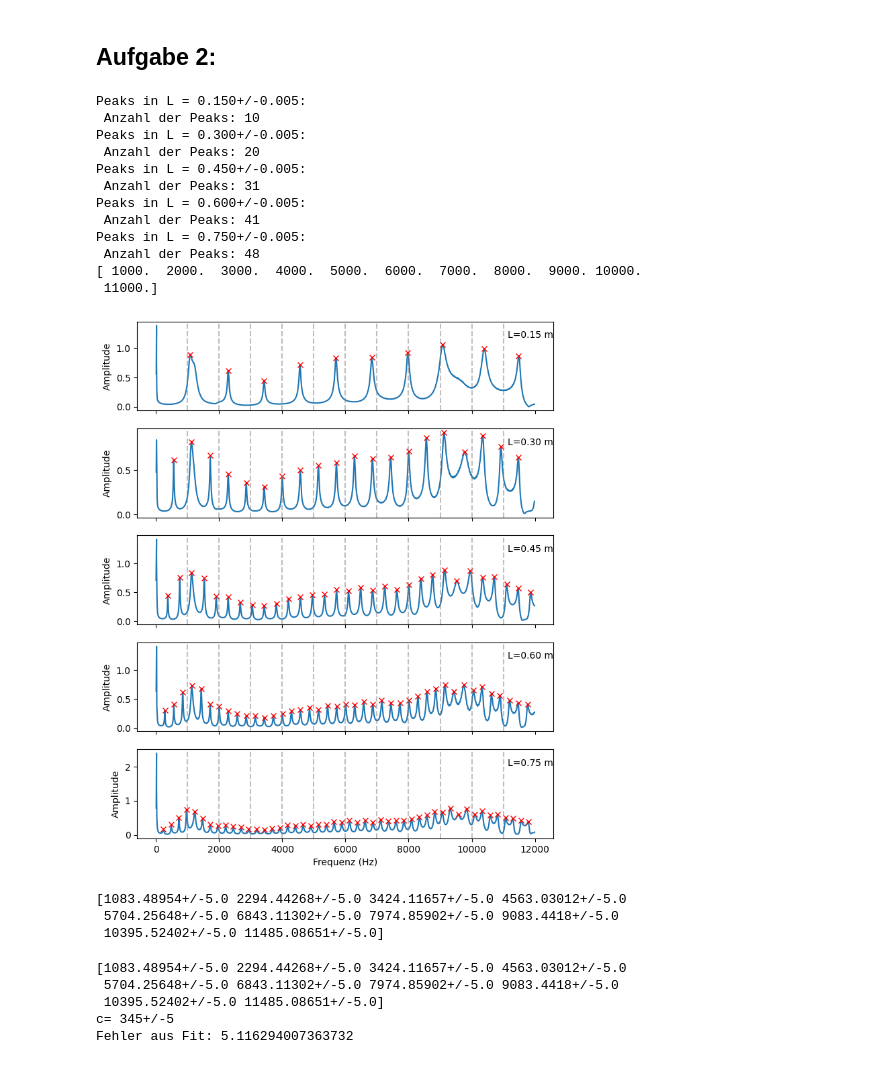
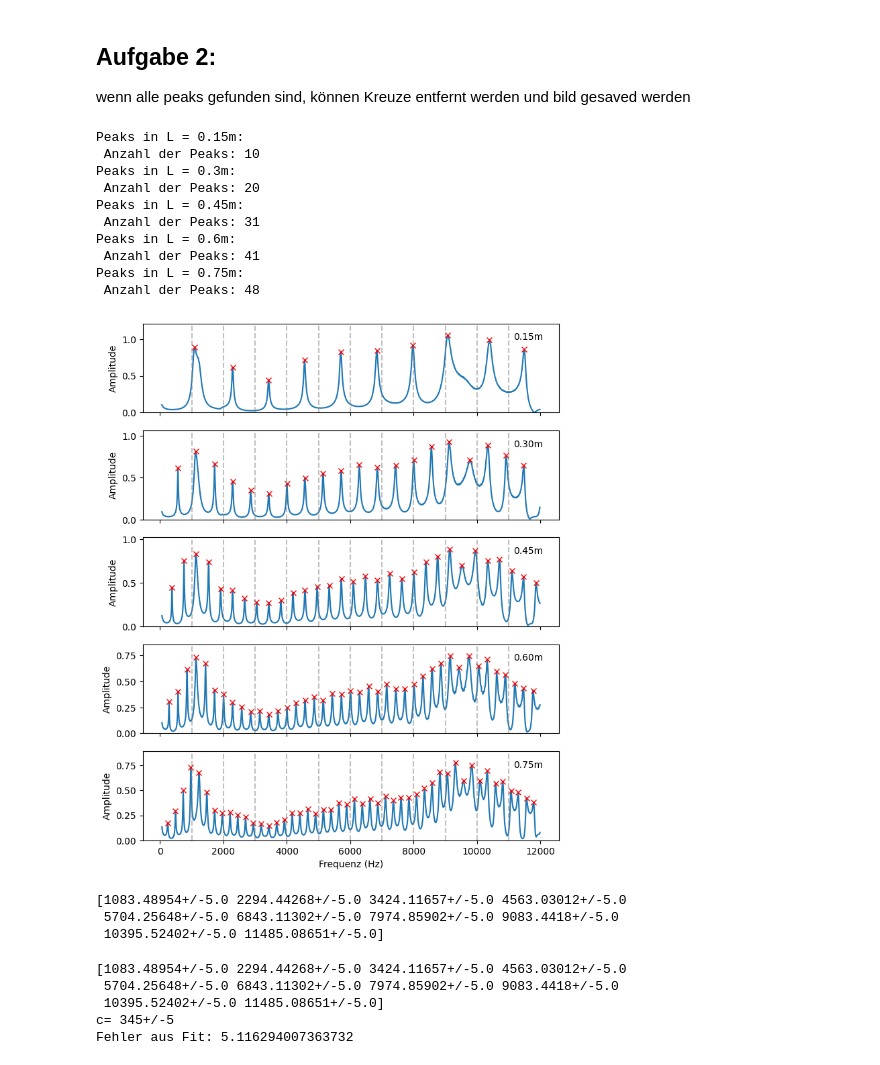
Before and after one commit to celina-coder-beep/F-Praktikum, a Jupyter notebook: 511-Quantenanalogien/Auswertung511.ipynb, the cells around one changed output. Saved outputs shown, nothing was run; the diff lists cells and outputs as text; code cells hidden in the pictures.

```diff
--- a/511-Quantenanalogien/Auswertung511.ipynb
+++ b/511-Quantenanalogien/Auswertung511.ipynb
@@ -14,29 +15,26 @@ h = 6.62607015e-34  # Plancksches Wirkungsquantum in Js (angepasst)
 m_0 = 9.10938356e-31  # Elektronenmasse in kg (angepasst)
 c= 299792458  # Lichtgeschwindigkeit in m/s (angepasst)
 h_quer = h / (2 * np.pi)  # Reduziertes Plancksches Wirkungsquantum in Js (angepasst)
+# %%
+df_ref= pd.read_csv(r"20-03-26\Ref.dat", skiprows=(0,1,2,3,4,5,6,7,8), sep="\t", decimal=",", names=["Frequenz", "Amplitude"])
+#print(df_ref.head())
+
+files= [r"20-03-26\2-15.dat", r"20-03-26\2-30.dat", r"20-03-26\2-45.dat", r"20-03-26\2-60.dat", r"20-03-26\2-75.dat" ]
+längen= [ufloat(0.15, 0.005), ufloat(0.30, 0.005), ufloat(0.45, 0.005), ufloat(0.60, 0.005), ufloat(0.75, 0.005)] # in m , UNsicherheit von 0,005 m
+unit_längen= "m"
+iris3= [ufloat(10,0), ufloat(13,0), ufloat(16,0)]
+unit_iris= "mm"
 # %% [markdown]
 ## Aufgabe 2:
+wenn alle peaks gefunden sind, können Kreuze entfernt werden und bild gesaved werden
 # %%
 #Aufgabe 1
 
-df_ref= pd.read_csv(r"20-03-26\Ref.dat", skiprows=(0,1,2), sep="\t", decimal=",", names=["Frequenz", "Amplitude"])
-#print(df_ref.head())
-
-files= [r"20-03-26\2-15.dat", r"20-03-26\2-30.dat", r"20-03-26\2-45.dat", r"20-03-26\2-60.dat", r"20-03-26\2-75.dat" ]
-längen= [ufloat(0.15, 0.005), ufloat(0.30, 0.005), ufloat(0.45, 0.005), ufloat(0.60, 0.005), ufloat(0.75, 0.005)] # in m , UNsicherheit von 0,005 m
-
-peaks_15 = []
-peaks_30 = []
-peaks_45 = []
-peaks_60 = []
-peaks_75 = []
-peaks_all= [peaks_15, peaks_30, peaks_45, peaks_60, peaks_75]
-
-fig, axes = plt.subplots(5, 1, sharex=True, figsize=(8,10))
-
-def find_resonance_frequencies(files):
+def find_resonance_frequencies(files, label, unit_label, height= 0.05, prominence= 0.02, rel_heigth= None, width = None): # height, prominence for better peak finding, when applying on other spectrum
+    fig, axes = plt.subplots(len(files), 1, sharex=True, figsize=(8,10))
+    peaks_all= []
     for i, file in enumerate(files):
-        df = pd.read_csv(file, skiprows=(0,1,2), sep="\t", decimal=",", names=["Frequenz", "Amplitude"])
+        df = pd.read_csv(file, skiprows=(0,1,2,3,4,5,6,7,8), sep="\t", decimal=",", names=["Frequenz", "Amplitude"])
         #print(df.head())
 
         frequency= df["Frequenz"]
@@ -45,54 +43,57 @@ def find_resonance_frequencies(files):
         #amplitude= amplitude.iloc[3:]
 
         axes[i].plot(frequency, amplitude)
-        axes[i].text(0.89, 0.9, f"L={längen[i].nominal_value:.2f} m", transform=axes[i].transAxes, verticalalignment='top')
+        axes[i].text(0.89, 0.9, f"{label[i].nominal_value:.2f}{unit_label}", transform=axes[i].transAxes, verticalalignment='top')
         axes[i].set_ylabel("Amplitude")
+        y_max = amplitude.max()
+        axes[i].set_ylim(0, y_max * 1.15)
 
         peaks, properties = find_peaks(
             amplitude,
-            height=0.05,        # minimale Peak-Höhe (anpassen!)
-            prominence=0.02,   # wie stark der Peak herausragt
-            distance=1  )
+            height=height,        # minimale Peak-Höhe (anpassen!)
+            prominence=prominence,   # wie stark der Peak herausragt
+            distance=1,
+            rel_height= rel_heigth,
+            width=width
+            )
         #  mit den Parametern werden alle Peaks gefunden!
         #TODO hier eventuell noch mit Lorentz-Fit die Peaks genauer bestimmen
 
-        peaks= np.delete(peaks, 0)
 
-        print(f"Peaks in L = {längen[i]}:")
-        print(f" Anzahl der Peaks: {len(peaks)}")
         axes[i].plot(frequency[peaks], amplitude[peaks], "x", color="red")  # Markieren der Peaks
 
-        peaks_all[i] = np.array([ufloat(frequency[peak], 5) for peak in peaks])
+        peaks_all.append (np.array([ufloat(frequency[peak], 5) for peak in peaks]))
 
 
     axes[-1].set_xlabel("Frequenz (Hz)")
 
     reference_lines = np.linspace(1000,11000, 11)
-    print(reference_lines)
 
     for ax in axes:
         for line in reference_lines:
             ax.axvline(line, linestyle="--", color="gray", alpha=0.5)
 
     return peaks_all
 
-peaks_all = find_resonance_frequencies(files)
+
+peaks_all = find_resonance_frequencies(files,längen, unit_längen)
+for i in np.arange(len(längen)):
+    print(f"Peaks in L = {längen[i].nominal_value}m:")
+    print(f" Anzahl der Peaks: {len(peaks_all[i])}")
 plt.show()
 print(peaks_all[0])
 # %% [output]
-Peaks in L = 0.150+/-0.005:
+Peaks in L = 0.15m:
  Anzahl der Peaks: 10
-Peaks in L = 0.300+/-0.005:
+Peaks in L = 0.3m:
  Anzahl der Peaks: 20
-Peaks in L = 0.450+/-0.005:
+Peaks in L = 0.45m:
  Anzahl der Peaks: 31
-Peaks in L = 0.600+/-0.005:
+Peaks in L = 0.6m:
  Anzahl der Peaks: 41
-Peaks in L = 0.750+/-0.005:
+Peaks in L = 0.75m:
  Anzahl der Peaks: 48
-[ 1000.  2000.  3000.  4000.  5000.  6000.  7000.  8000.  9000. 10000.
- 11000.]
-[figure, old version]
+[figure, new version]
 [1083.48954+/-5.0 2294.44268+/-5.0 3424.11657+/-5.0 4563.03012+/-5.0
  5704.25648+/-5.0 6843.11302+/-5.0 7974.85902+/-5.0 9083.4418+/-5.0
  10395.52402+/-5.0 11485.08651+/-5.0]
```
Also changed, not shown: parts of 2 cells of this notebook.
